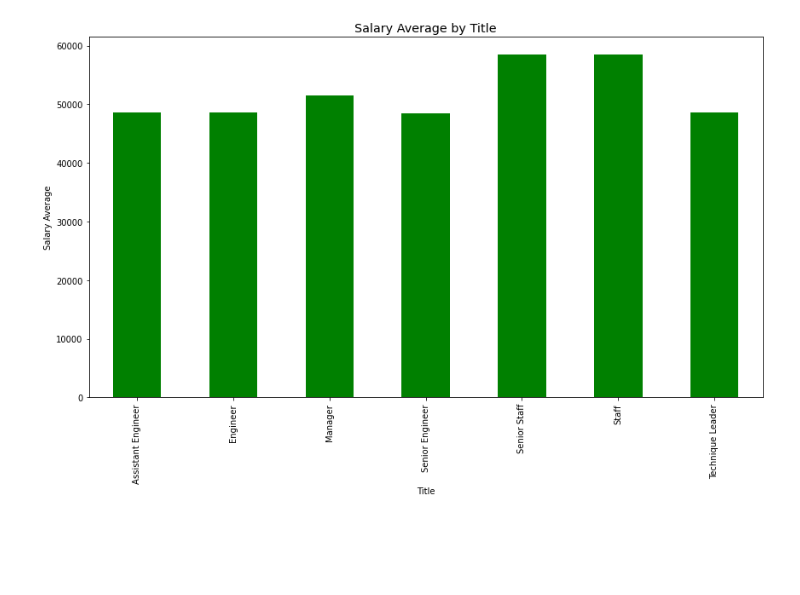
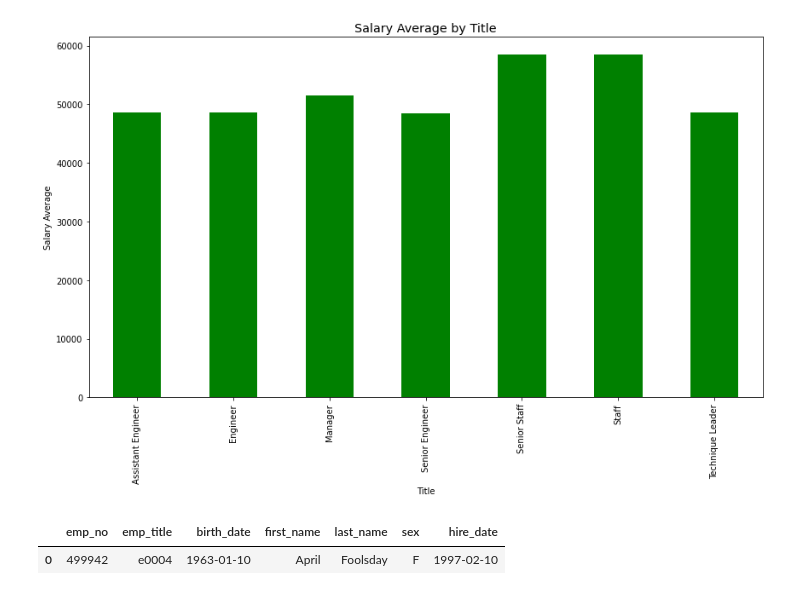
Before and after one commit to SHdimenson/SQL-Challenge, a Jupyter notebook: Employee SQL/SQL_challenge.ipynb, the cells around one changed output. Cells and saved outputs as stored; diff of their text form; code cells hidden in the pictures; blank space fills up the shorter version.

```diff
--- a/Employee SQL/SQL_challenge.ipynb
+++ b/Employee SQL/SQL_challenge.ipynb
@@ -171,3 +130,11 @@ plt.tight_layout()
 plt.show()
 # %% [output]
 [figure]
+# %%
+# Epilogue
+#  Search your employee ID number 499942.
+id_df = pd.read_sql('SELECT * FROM employees WHERE emp_no = 499942', conn)
+id_df
+# %% [output]
+|  | emp_no | emp_title | birth_date | first_name | last_name | sex | hire_date |
+| 0 | 499942 | e0004 | 1963-01-10 | April | Foolsday | F | 1997-02-10 |
```
Also changed, not shown: parts of 7 cells of this notebook, 7 other files.
